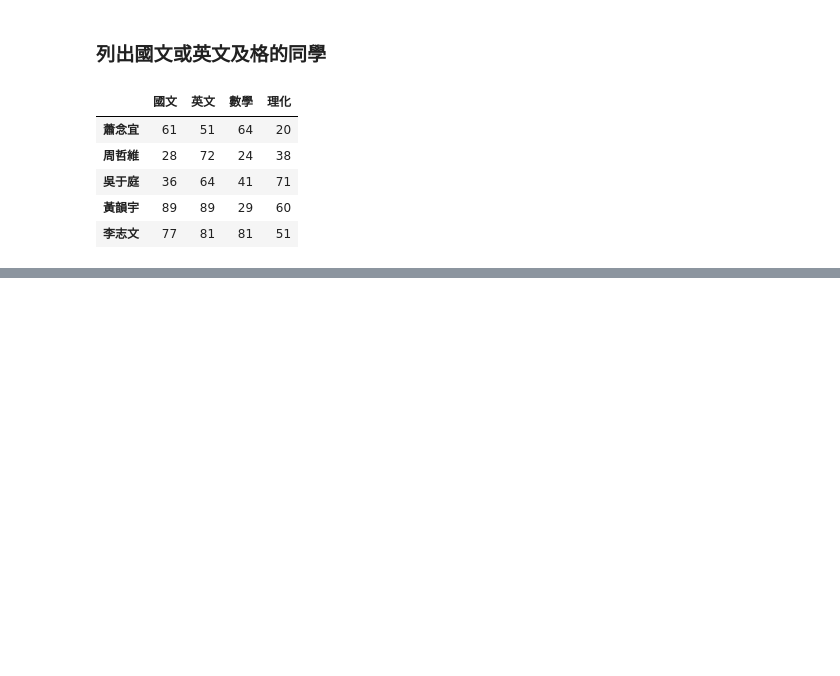
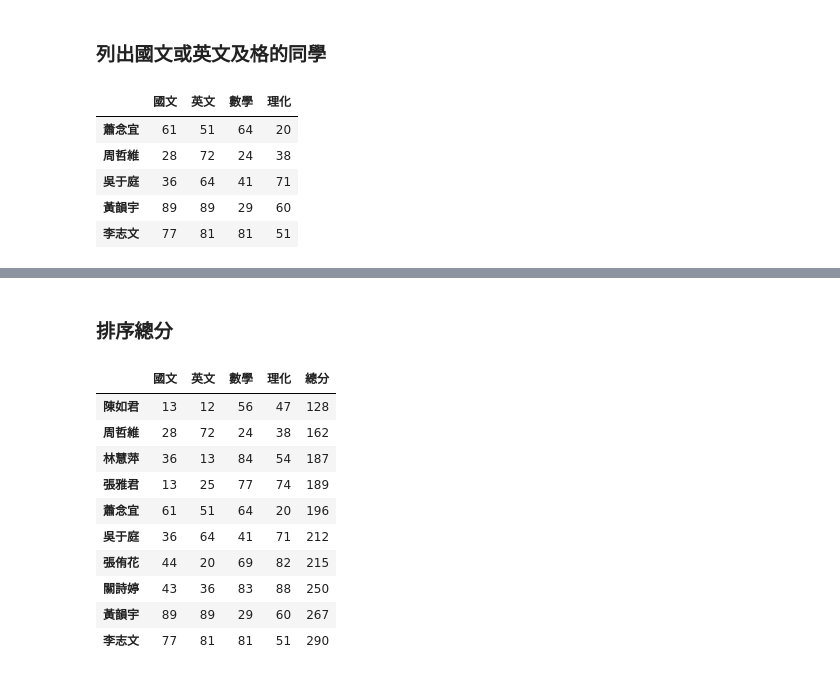
Before and after one commit to vcdemy/20230613, a Jupyter notebook: 20230808筆記.ipynb, the cells around one changed output, grey strips where cells are left out. Cells and saved outputs as stored; diff of their text form; code cells hidden in the pictures; blank space fills up the shorter version.

```diff
--- a/20230808筆記.ipynb
+++ b/20230808筆記.ipynb
@@ -445,0 +488,16 @@ df[(df['國文'] >= 60) | (df['英文'] >= 60)]
+# %% [markdown]
+### 排序總分
+# %%
+df.sort_values("總分")
+# %% [output]
+|  | 國文 | 英文 | 數學 | 理化 | 總分 |
+| 陳如君 | 13 | 12 | 56 | 47 | 128 |
+| 周哲維 | 28 | 72 | 24 | 38 | 162 |
+| 林慧萍 | 36 | 13 | 84 | 54 | 187 |
+| 張雅君 | 13 | 25 | 77 | 74 | 189 |
+| 蕭念宜 | 61 | 51 | 64 | 20 | 196 |
+| 吳于庭 | 36 | 64 | 41 | 71 | 212 |
+| 張侑花 | 44 | 20 | 69 | 82 | 215 |
+| 關詩婷 | 43 | 36 | 83 | 88 | 250 |
+| 黃韻宇 | 89 | 89 | 29 | 60 | 267 |
+| 李志文 | 77 | 81 | 81 | 51 | 290 |
```
Also changed, not shown: parts of 7 cells of this notebook.
